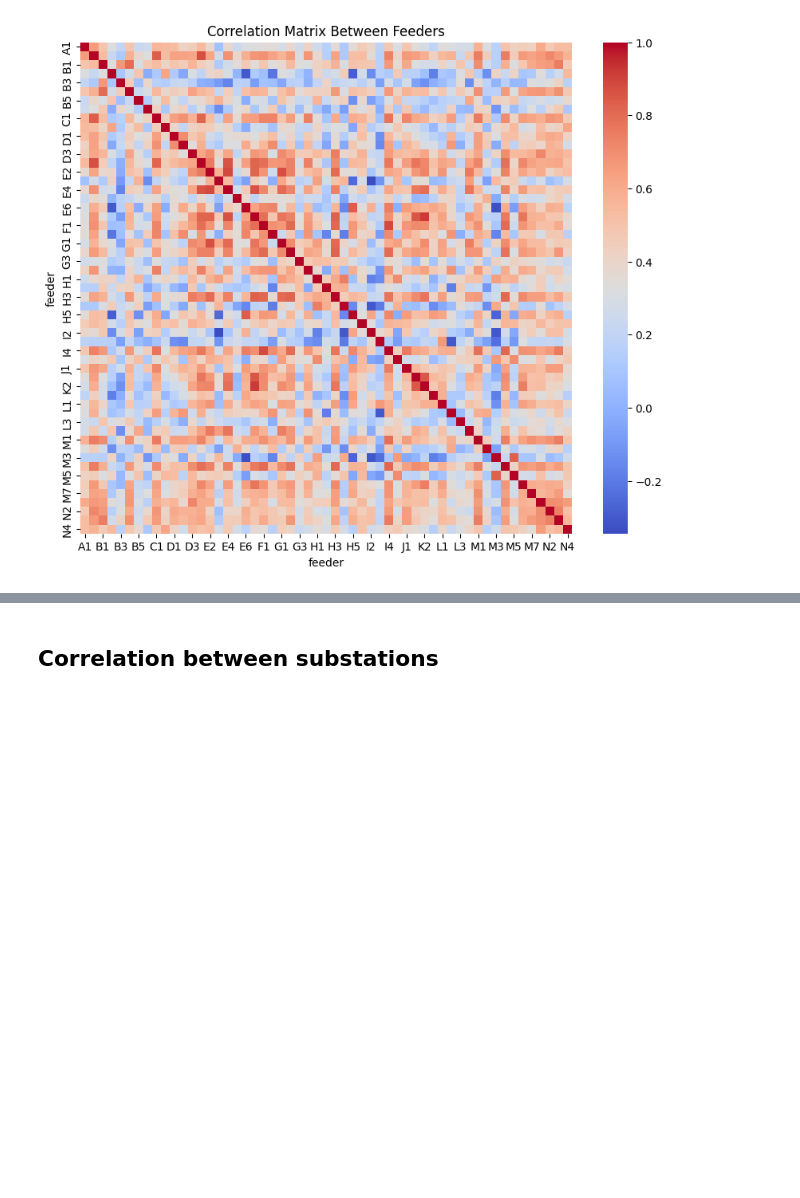
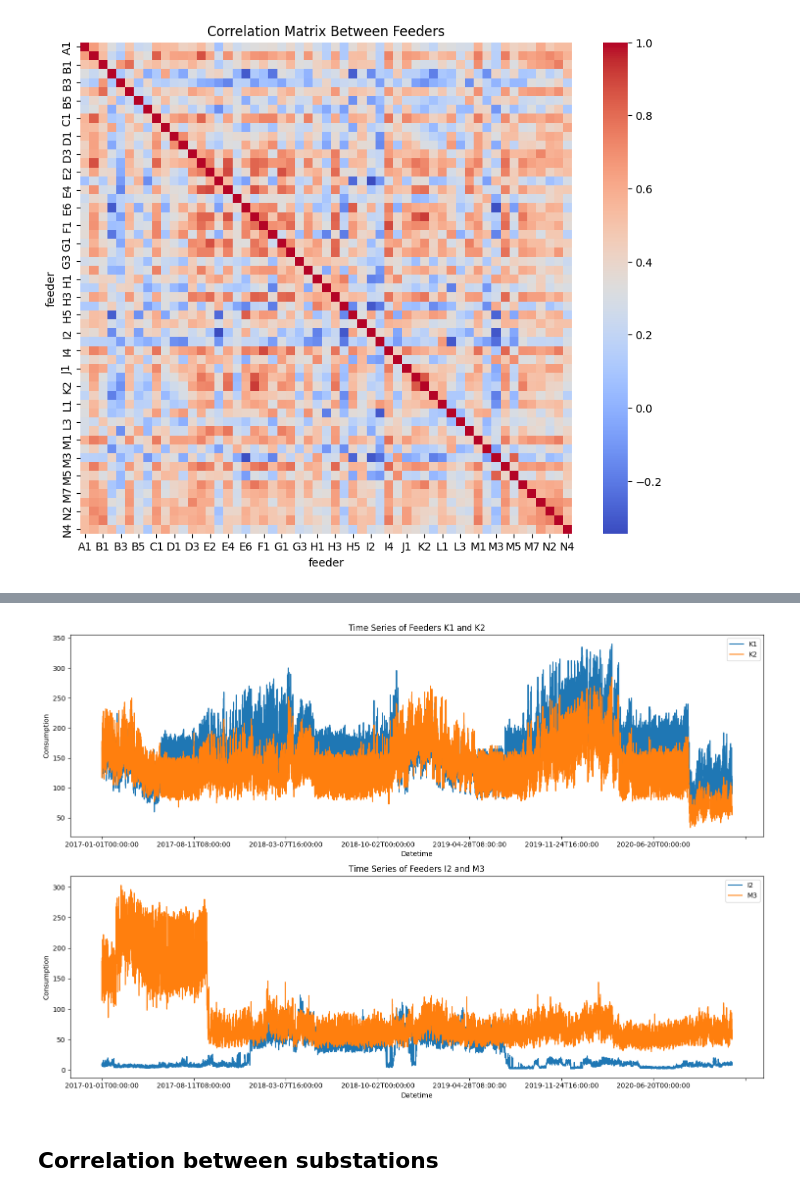
Before and after one commit to NicolaiBaklund/IT3212, a Jupyter notebook: notebooks/Paraguay/correlation.ipynb, the cells around one changed output, grey strips where cells are left out. Drawn from its saved outputs; the diff is of its cells as text; code cells hidden in the pictures; blank space fills up the shorter version.

```diff
--- a/notebooks/Paraguay/correlation.ipynb
+++ b/notebooks/Paraguay/correlation.ipynb
@@ -40,3 +64,27 @@ plt.show()
+# %%
+# Plot the time series for feeders K1 and K2
+plt.figure(figsize=(15, 10))
+
+# First subplot: K1 and K2
+plt.subplot(2, 1, 1)
+pivot_df[['K1', 'K2']].plot(ax=plt.gca())
+plt.title('Time Series of Feeders K1 and K2')
+plt.xlabel('Datetime')
+plt.ylabel('Consumption')
+plt.legend(['K1', 'K2'])
+
+# Second subplot: I2 and M3
+plt.subplot(2, 1, 2)
+pivot_df[['I3', 'M3']].plot(ax=plt.gca())
+plt.title('Time Series of Feeders I2 and M3')
+plt.xlabel('Datetime')
+plt.ylabel('Consumption')
+plt.legend(['I2', 'M3'])
+
+plt.tight_layout()
+plt.show()
+# %% [output]
+[figure, added]
 # %% [markdown]
 ## Correlation between substations
 # %%
```
Also changed, not shown: parts of 2 cells of this notebook.
